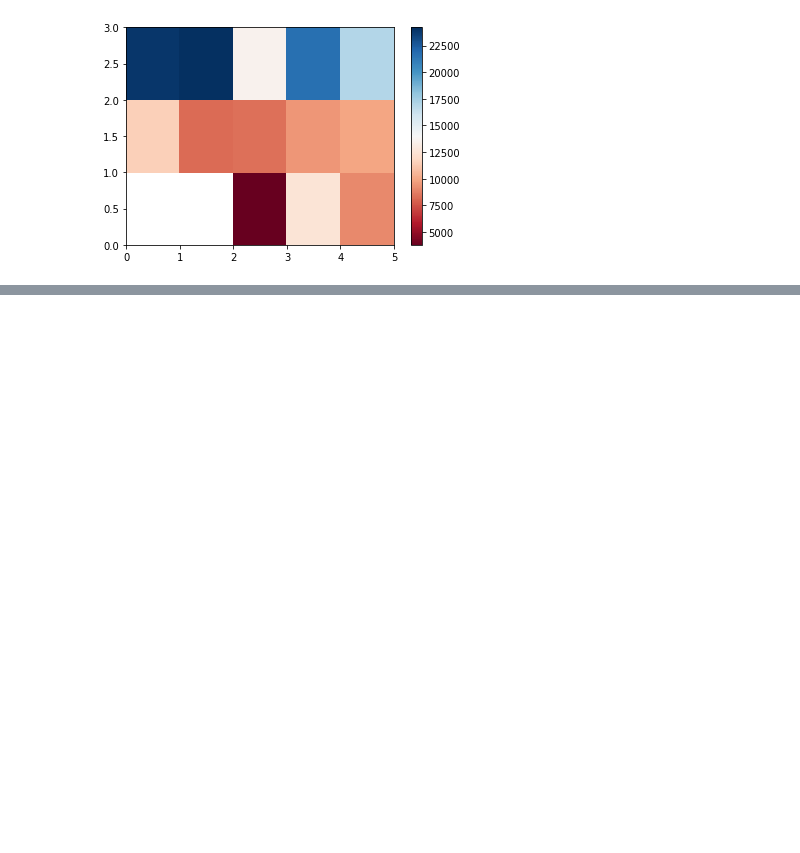
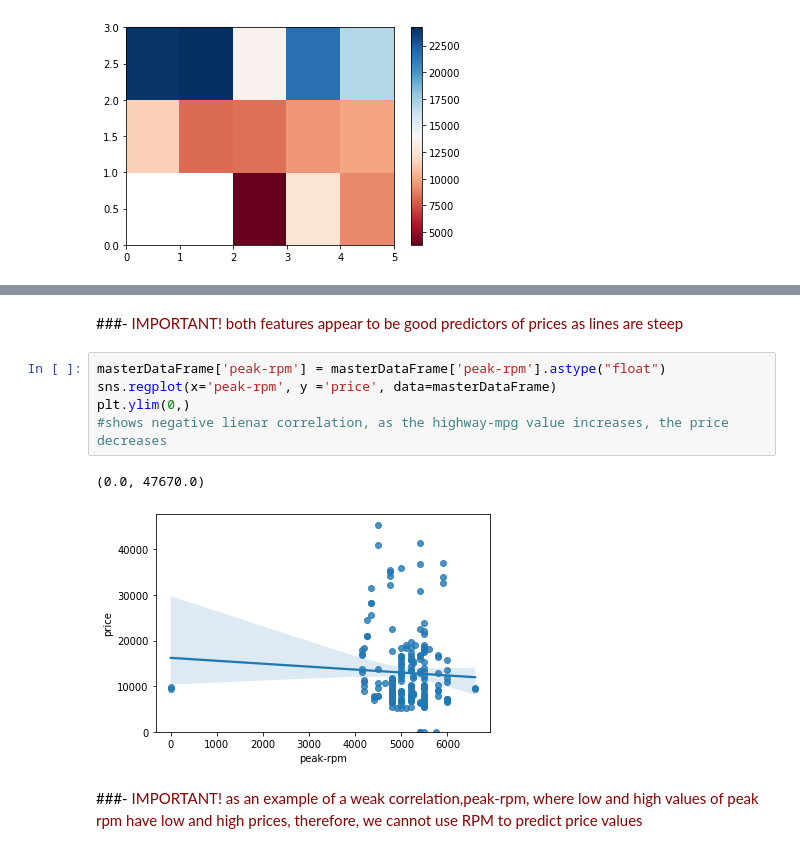
Before and after one commit to PosgradoMNA/actividades-de-aprendizaje-dsercam, a Jupyter notebook: DataAnalysisWithPython/Module3.A01182676.ipynb, the cells around one changed output, grey strips where cells are left out. Drawn from its saved outputs; the diff is of its cells as text; blank space fills up the shorter version.

```diff
--- a/DataAnalysisWithPython/Module3.A01182676.ipynb
+++ b/DataAnalysisWithPython/Module3.A01182676.ipynb
@@ -106,0 +156,12 @@ plt.show()
+# %% [markdown]
+###- <font color='darkred'>IMPORTANT! both features appear to be good predictors of prices as lines are steep </font>
+# %%
+masterDataFrame['peak-rpm'] = masterDataFrame['peak-rpm'].astype("float")
+sns.regplot(x='peak-rpm', y ='price', data=masterDataFrame)
+plt.ylim(0,)
+#shows negative lienar correlation, as the highway-mpg value increases, the price decreases
+# %% [output]
+(0.0, 47670.0)
+[figure, added]
+# %% [markdown]
+###- <font color='darkred'>IMPORTANT! as an example of a weak correlation,peak-rpm, where low and high values of peak rpm have low and high prices, therefore, we cannot use RPM to predict price values</font>
```
Also changed, not shown: parts of 47 cells of this notebook.
